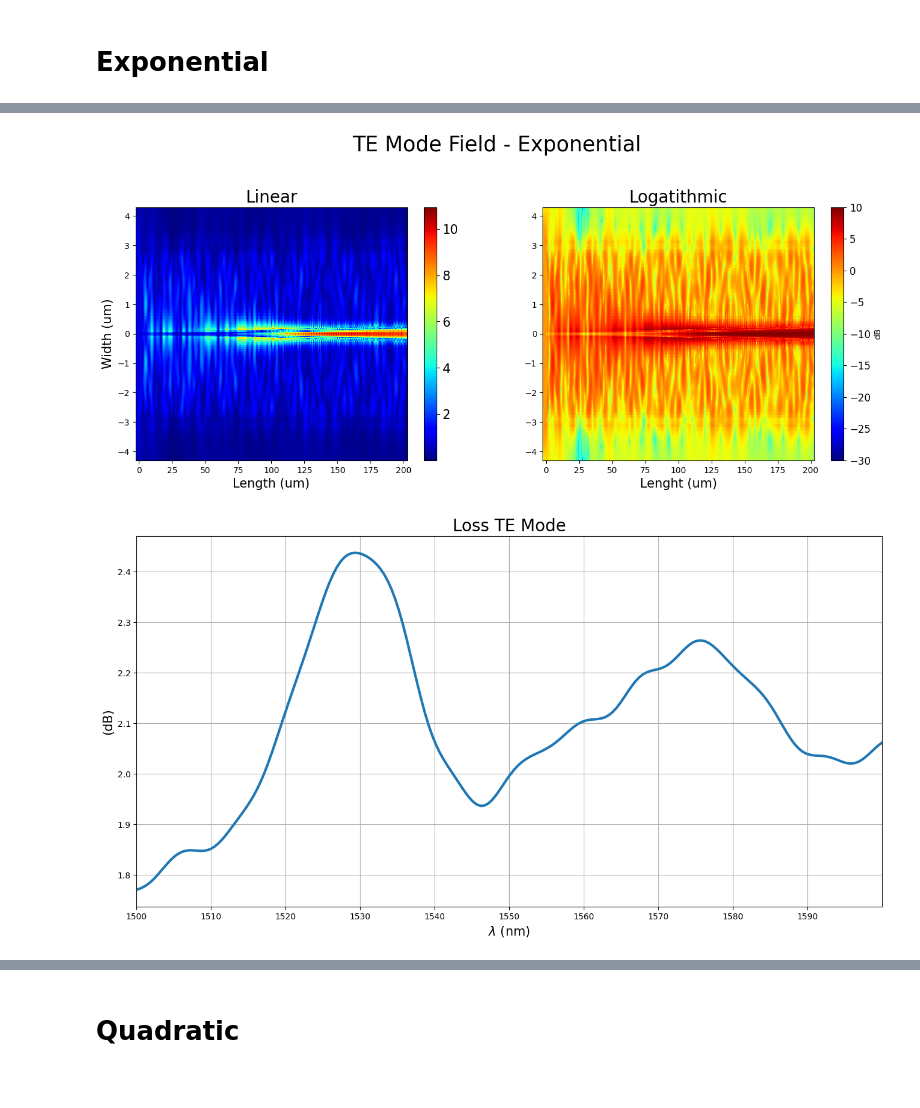
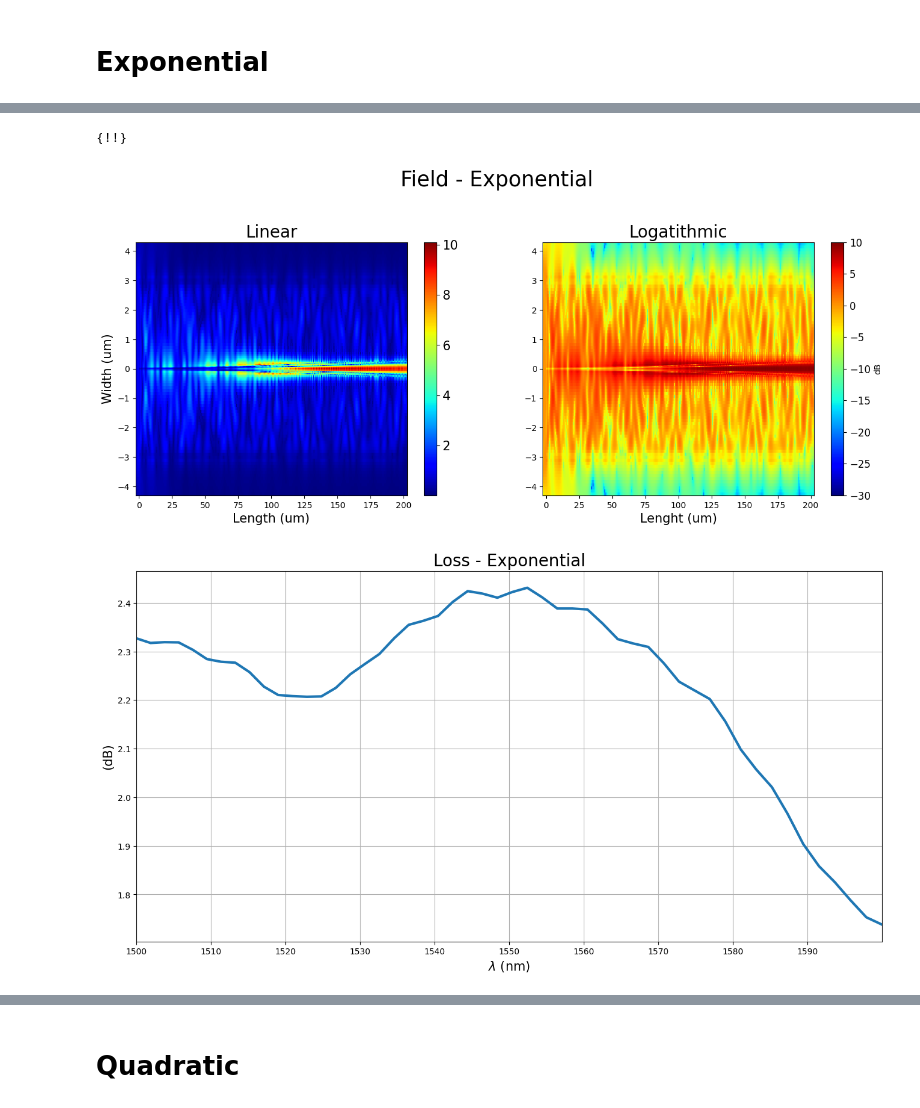
Before and after one commit to Leoopessoa/Edge-Coupler, a Jupyter notebook: Simulation/Components Assembly.ipynb, the cells around one changed output, grey strips where cells are left out. Cells and saved outputs as stored; diff of their text form; code cells hidden in the pictures.

```diff
--- a/Simulation/Components Assembly.ipynb
+++ b/Simulation/Components Assembly.ipynb
@@ -444,6 +353,8 @@ lum.select('port')
 lum.delete()
 lum.select('output')
 lum.delete()
+lum.select('mesh')
+lum.delete()
 
 lum.addpower()
 lum.set({
@@ -453,21 +364,21 @@ lum.set({
     'y'                               : 0,
     'y span'                          : yspan,
     'name'                            : 'field',
-    'override global monitor settings':1,
-    'frequency points'                : 200
+    'override global monitor settings': 1,
+    'frequency points'                : 51
 })
 
 lum.addpower()
 lum.set('monitor type', '2D X-normal')
 lum.set({
     'z'                               : height/2,
-    'z span'                          : zspan,
+    'z span'                          : 3e-6,
     'x'                               : length + 2e-6,
     'y'                               : 0,
-    'y span'                          : yspan,
+    'y span'                          : 3e-6,
     'name'                            : 'output',
     'override global monitor settings':1,
-    'frequency points'                : 200
+    'frequency points'                : 51
 })
 
 lum.addmode()
@@ -483,7 +394,6 @@ lum.set({
 })
 
 lum.addfdtd()
-lum.set('allow symmetry on all boundaries', 1)
 lum.set({
     'z'               : height/2,
     'z span'          : zspan,
@@ -494,44 +404,64 @@ lum.set({
     'mesh accuracy'   : 2,
     #'y min bc'        : 'Anti-Symmetric',
     'z min bc'        : 'Symmetric',
-    'z max bc'        : 'Symmetric',
     'simulation time' : time
 })
+
+lum.addmesh()
+lum.set({
+    'based on a structure' : 1,
+    'structure'            : 'core',
+    'set equivalent index' : 1,
+    'equivalent x index'   : 5,
+    'equivalent y index'   : 5,
+    'equivalent z index'   : 5,
+    })
+lum.addmesh()
+lum.set({
+    'based on a structure' : 1,
+    'structure'            : 'extension',
+    'set equivalent index' : 1,
+    'equivalent x index'   : 5,
+    'equivalent y index'   : 5,
+    'equivalent z index'   : 5,
+    })
+# %% [output]
+{!!}
 # %%
-# Plot Linear and Log TE Mode Field Monitor Graph
+# Plot Linear and Log Field Monitor Graph
 
 figure3 = plt.figure(figsize=(16, 12), edgecolor= 'white', facecolor= 'white')
 
 field = lum.getresult('field','E')
 x = field['x']
 y = field['y']
 E = field['E']
 
 E = np.sqrt(E[:,:,0,:,0]**2 + E[:,:,0,:,1]**2 + E[:,:,0,:,2]**2)
 E = np.transpose(abs(E[:,:,0]))
 np.shape(x[:,0])
 Elog = 10*np.log10(E)
 
-plt.suptitle('TE Mode Field - Exponential', fontsize = 25)
+plt.suptitle('Field - Exponential', fontsize = 25)
 plt.subplot(221)
 plt.pcolormesh(x[:,0]*1e6,y[:,0]*1e6,E,cmap = 'jet')
 plt.xlabel('Length (um)',fontsize=15)
 plt.ylabel('Width (um)',fontsize=15)
 plt.yticks(fontsize=10)
 plt.xticks(fontsize=10)
 cbar = plt.colorbar()
 cbar.ax.tick_params(labelsize=15)
 plt.title("Linear", fontsize = 20)
 
 plt.subplot(222)
 plt.pcolormesh(x[:,0]*1e6,y[:,0]*1e6,Elog,cmap = 'jet', vmin = -30, vmax = 10)
 plt.xlabel('Lenght (um)',fontsize=15)
 plt.yticks(fontsize=10)
 plt.xticks(fontsize=10)
 cbar = plt.colorbar(label='dB')
 cbar.ax.tick_params(labelsize=12)
 plt.title("Logatithmic", fontsize = 20)
 
-plt.savefig('../Documentation/Figures/FieldMonitorTE_Exponential')
+plt.savefig('../Documentation/Figures/FieldMonitor_Exponential')
 # %% [output]
-[figure, old version]
+[figure, new version]
@@ -583,7 +477,7 @@ wavelength = S['lambda']
 
 figure4 = plt.figure(figsize=(16,8))
 
-plt.title('Loss TE Mode - Exponential', size = 20)
+plt.title('Loss - Exponential', size = 20)
 
 plt.plot(wavelength*1e9, -Tlog, linewidth = 3)
 plt.xticks(np.arange(1500,1600,10))
@@ -593,7 +487,7 @@ plt.xlim(1500,1600)
 plt.xlabel('$\lambda$ (nm)', size = 15)
 plt.ylabel('(dB)', size = 15)
 plt.grid()
-plt.savefig('../Documentation/Figures/LossTE_Exponential')
+plt.savefig('../Documentation/Figures/Loss_Exponential')
 # %% [output]
-[figure, old version]
+[figure, new version]
 # %%
```
Also changed, not shown: parts of 24 cells of this notebook, 22 other files.
